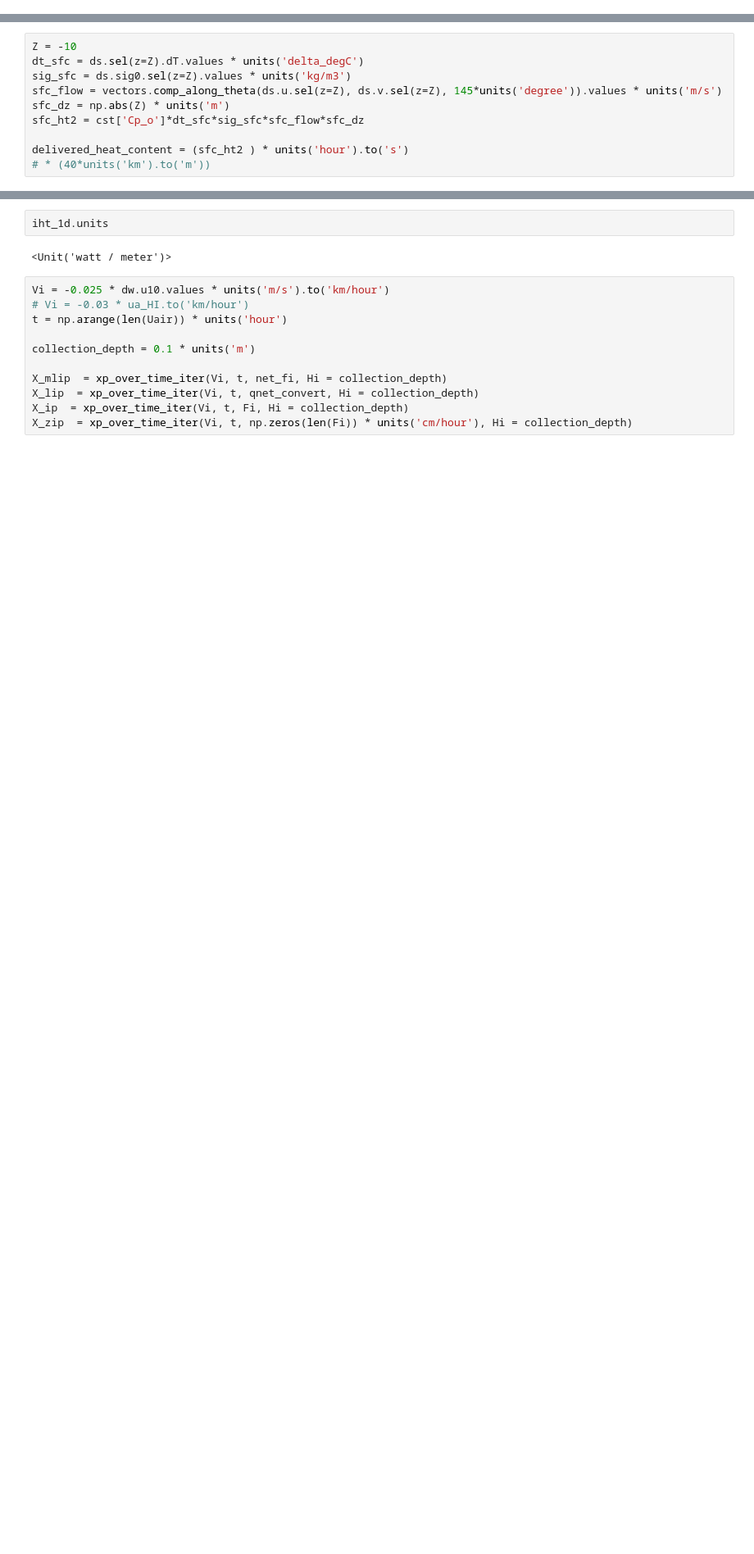
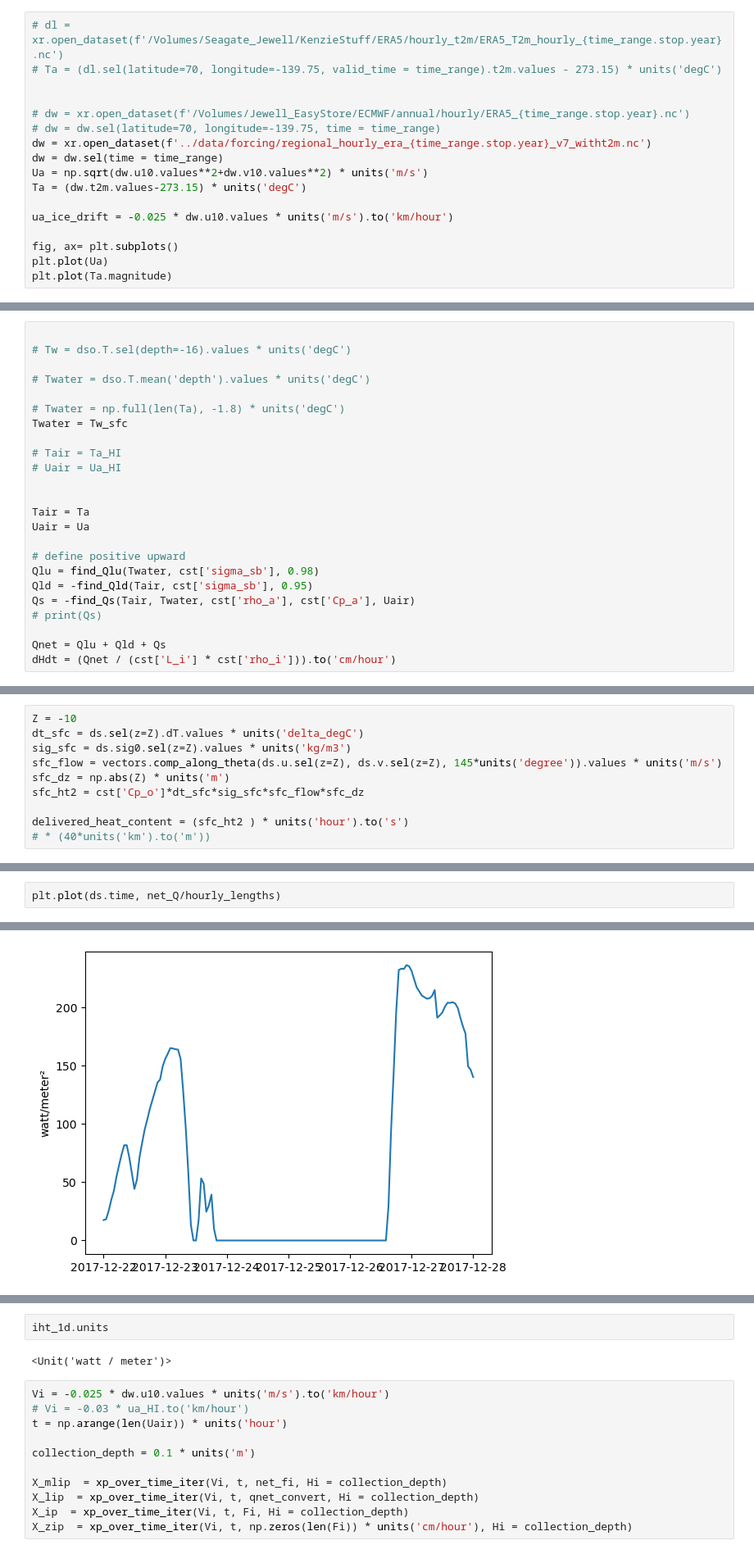
Before and after one commit to mackenziejewell/SBSpolynya, a Jupyter notebook: notebooks/PeaseGrowthModel.ipynb, the cells around one changed output, grey strips where cells are left out. Shown at 82% size. Saved outputs shown, nothing was run; the diff lists cells and outputs as text; blank space fills up the shorter version.

```diff
--- a/notebooks/PeaseGrowthModel.ipynb
+++ b/notebooks/PeaseGrowthModel.ipynb
@@ -218,0 +329,17 @@ IHC_event = 0.5*np.sum(hc_event[:-1, :].values + hc_event[1:, :].values, axis=0)
+# %%
+# dl = xr.open_dataset(f'/Volumes/Seagate_Jewell/KenzieStuff/ERA5/hourly_t2m/ERA5_T2m_hourly_{time_range.stop.year}.nc')
+# Ta = (dl.sel(latitude=70, longitude=-139.75, valid_time = time_range).t2m.values - 273.15) * units('degC')
+
+
+# dw = xr.open_dataset(f'/Volumes/Jewell_EasyStore/ECMWF/annual/hourly/ERA5_{time_range.stop.year}.nc')
+# dw = dw.sel(latitude=70, longitude=-139.75, time = time_range)
+dw = xr.open_dataset(f'../data/forcing/regional_hourly_era_{time_range.stop.year}_v7_witht2m.nc')
+dw = dw.sel(time = time_range)
+Ua = np.sqrt(dw.u10.values**2+dw.v10.values**2) * units('m/s')
+Ta = (dw.t2m.values-273.15) * units('degC')
+
+ua_ice_drift = -0.025 * dw.u10.values * units('m/s').to('km/hour')
+
+fig, ax= plt.subplots()
+plt.plot(Ua)
+plt.plot(Ta.magnitude)
@@ -218,0 +350,24 @@ IHC_event = 0.5*np.sum(hc_event[:-1, :].values + hc_event[1:, :].values, axis=0)
+# %%
+
+# Tw = dso.T.sel(depth=-16).values * units('degC')
+
+# Twater = dso.T.mean('depth').values * units('degC')
+
+# Twater = np.full(len(Ta), -1.8) * units('degC')
+Twater = Tw_sfc
+
+# Tair = Ta_HI
+# Uair = Ua_HI
+
+
+Tair = Ta
+Uair = Ua
+
+# define positive upward
+Qlu = find_Qlu(Twater, cst['sigma_sb'], 0.98)
+Qld = -find_Qld(Tair, cst['sigma_sb'], 0.95)
+Qs = -find_Qs(Tair, Twater, cst['rho_a'], cst['Cp_a'], Uair)
+# print(Qs)
+
+Qnet = Qlu + Qld + Qs
+dHdt = (Qnet / (cst['L_i'] * cst['rho_i'])).to('cm/hour')
@@ -266,0 +519,3 @@ ax.xaxis.set_major_formatter(date_fmt)
+# %%
+plt.plot(ds.time, net_Q/hourly_lengths)
+# %% [output]
@@ -266,0 +523 @@ ax.xaxis.set_major_formatter(date_fmt)
+[figure, added]
```
Also changed, not shown: parts of 35 cells of this notebook, 5 other files.
